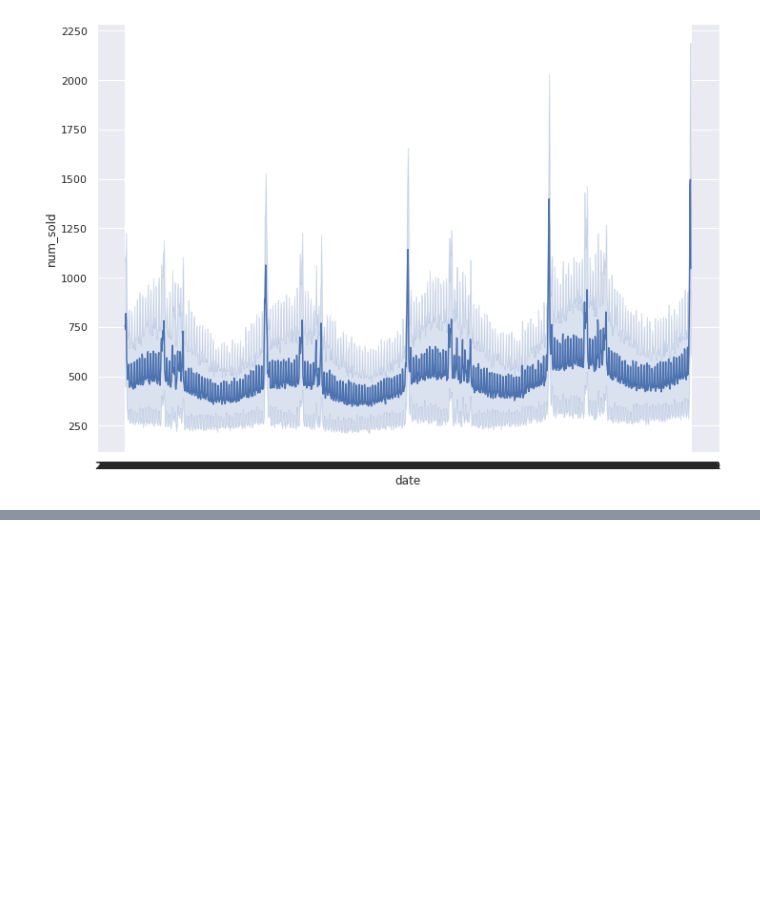
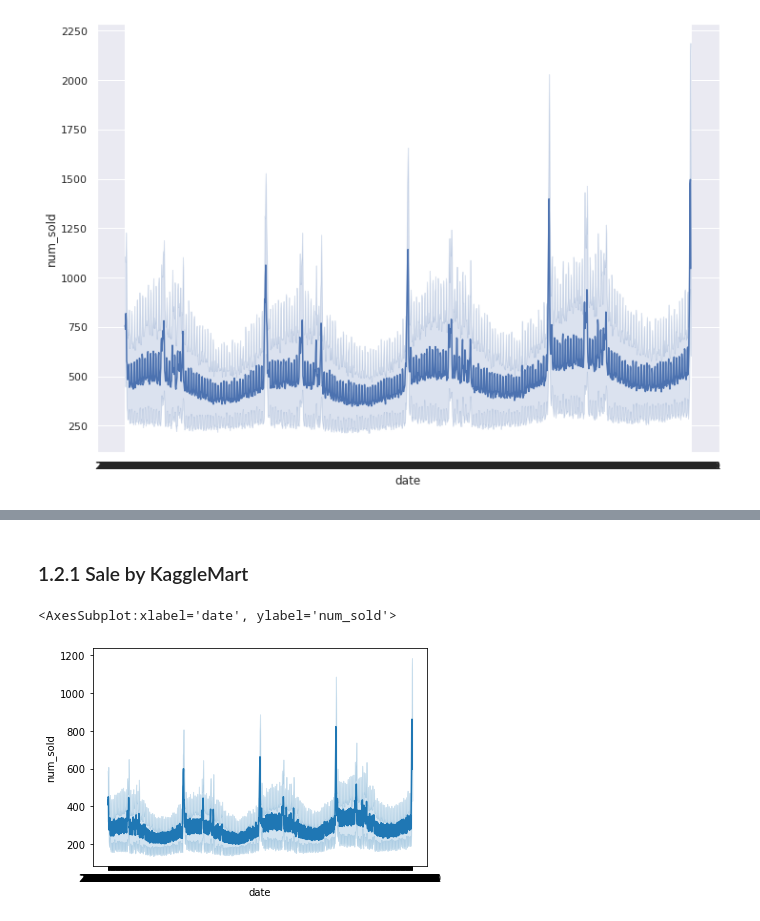
Before and after one commit to ttpro1995/kaggle-tabular-playground-series-jan-2022, a Jupyter notebook: timeseries_eda.ipynb, the cells around one changed output, grey strips where cells are left out. Cells and saved outputs as stored; diff of their text form; code cells hidden in the pictures; blank space fills up the shorter version.

```diff
--- a/timeseries_eda.ipynb
+++ b/timeseries_eda.ipynb
@@ -116,0 +144,9 @@ sns.lineplot(x="date", y="num_sold", data=df_normay)
+# %% [markdown]
+### 1.2.1 Sale by KaggleMart
+# %%
+df_kaggle = df[df["store"] == "KaggleMart"]
+# %%
+sns.lineplot(x="date", y="num_sold", data=df_kaggle)
+# %% [output]
+<AxesSubplot:xlabel='date', ylabel='num_sold'>
+[figure, added]
```
Also changed, not shown: parts of 12 cells of this notebook, 2 other files.
